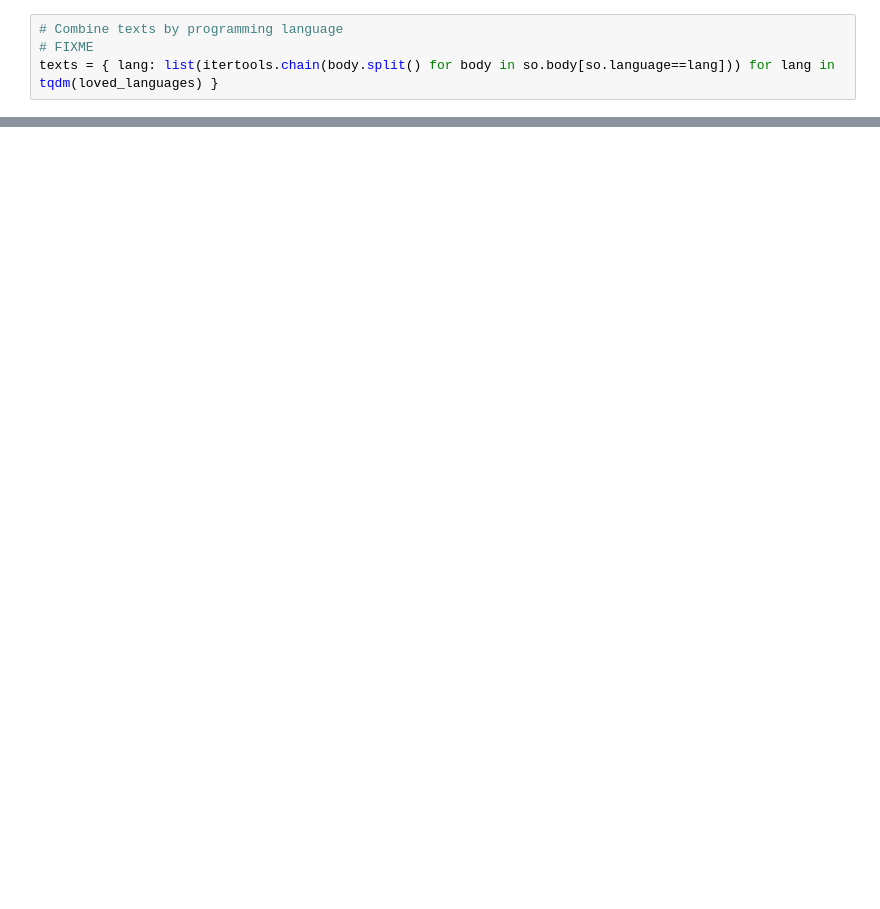
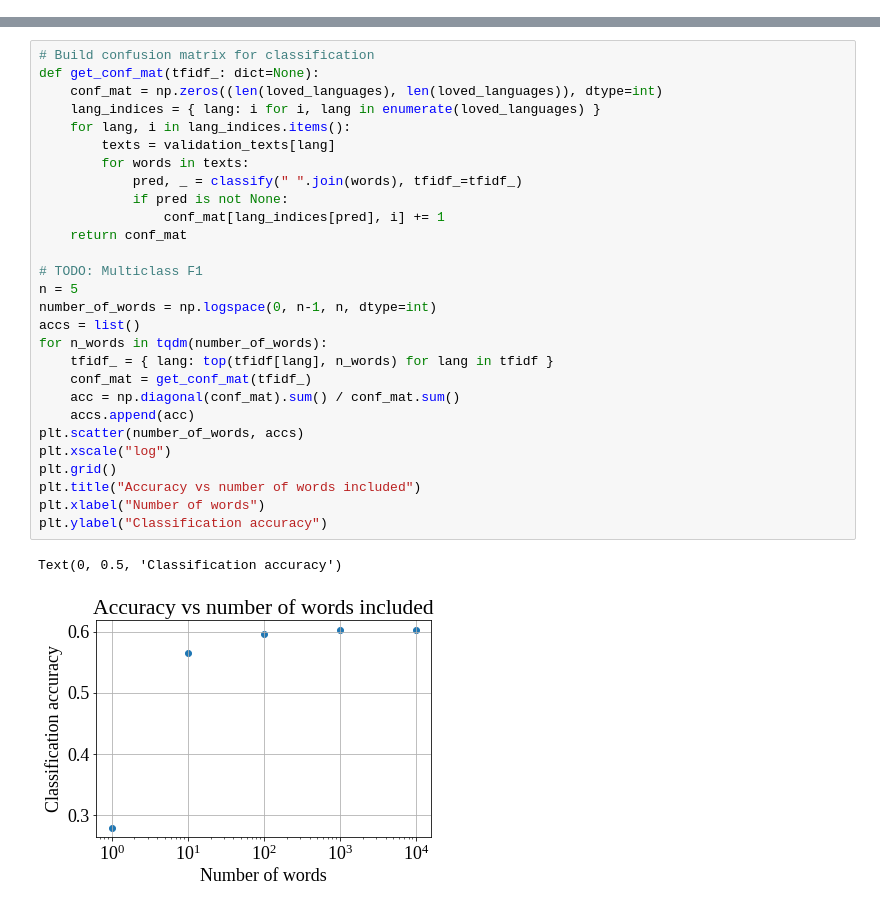
Before and after one commit to asgerius/css-project, a Jupyter notebook: asger.ipynb, the cells around one changed output, grey strips where cells are left out. Cells and saved outputs as stored; diff of their text form; blank space fills up the shorter version.

```diff
--- a/asger.ipynb
+++ b/asger.ipynb
@@ -176,4 +181,0 @@ ax_.legend()
-# %%
-# Combine texts by programming language
-# FIXME
-texts = { lang: list(itertools.chain(body.split() for body in so.body[so.language==lang])) for lang in tqdm(loved_languages) }
@@ -196,0 +279,31 @@ NameError: name 'stocks' is not defined
+# %%
+# Build confusion matrix for classification
+def get_conf_mat(tfidf_: dict=None):
+    conf_mat = np.zeros((len(loved_languages), len(loved_languages)), dtype=int)
+    lang_indices = { lang: i for i, lang in enumerate(loved_languages) }
+    for lang, i in lang_indices.items():
+        texts = validation_texts[lang]
+        for words in texts:
+            pred, _ = classify(" ".join(words), tfidf_=tfidf_)
+            if pred is not None:
+                conf_mat[lang_indices[pred], i] += 1
+    return conf_mat
+
+# TODO: Multiclass F1
+n = 5
+number_of_words = np.logspace(0, n-1, n, dtype=int)
+accs = list()
+for n_words in tqdm(number_of_words):
+    tfidf_ = { lang: top(tfidf[lang], n_words) for lang in tfidf }
+    conf_mat = get_conf_mat(tfidf_)
+    acc = np.diagonal(conf_mat).sum() / conf_mat.sum()
+    accs.append(acc)
+plt.scatter(number_of_words, accs)
+plt.xscale("log")
+plt.grid()
+plt.title("Accuracy vs number of words included")
+plt.xlabel("Number of words")
+plt.ylabel("Classification accuracy")
+# %% [output]
+Text(0, 0.5, 'Classification accuracy')
+[figure, added]
```
Also changed, not shown: parts of 13 cells of this notebook, 2 other files.
